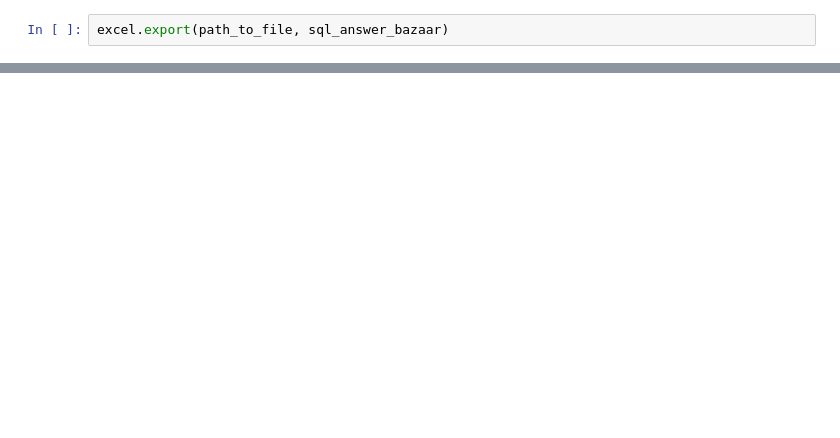
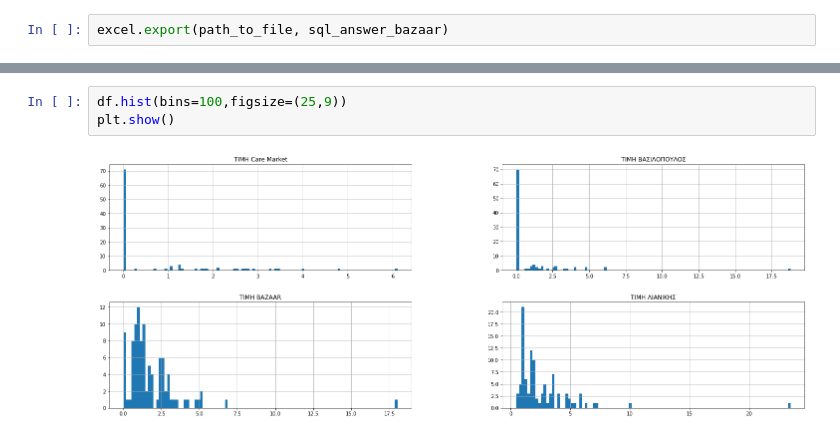
Before and after one commit to gitter-badger/Elounda_Market, a Jupyter notebook: DISCORD/BAZAAR/notebook.ipynb, the cells around one changed output, grey strips where cells are left out. Cells and saved outputs as stored; diff of their text form; blank space fills up the shorter version.

```diff
--- a/DISCORD/BAZAAR/notebook.ipynb
+++ b/DISCORD/BAZAAR/notebook.ipynb
@@ -119,0 +140,5 @@ plt.grid(True, alpha=0.2)
+# %%
+df.hist(bins=100,figsize=(25,9))
+plt.show()
+# %% [output]
+[figure, added]
```
Also changed, not shown: parts of 16 cells of this notebook, 5 other files.
